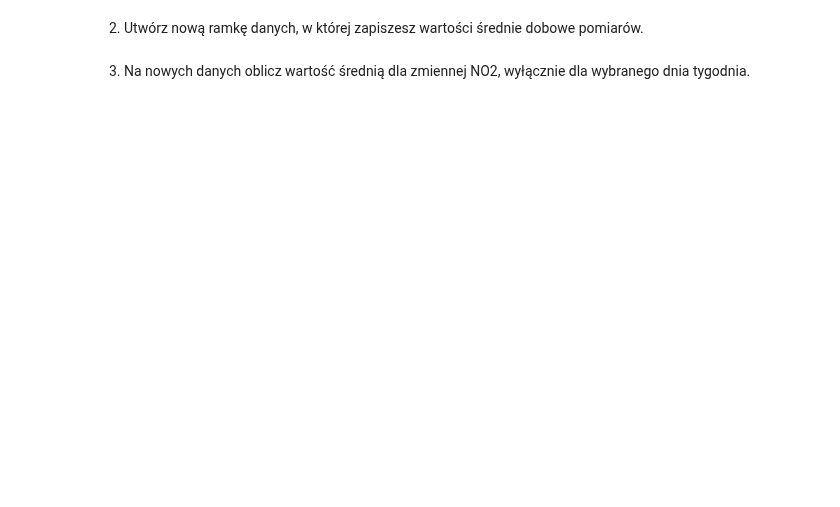
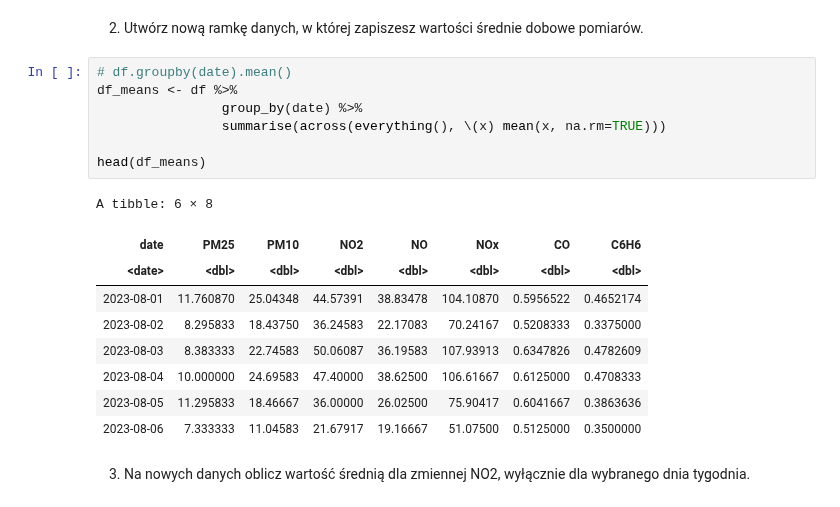
Before and after one commit to stawarzkrzysztof/uczenie_maszynowe_ifs2024, a Jupyter notebook: 02_10_2024/UM2024_wprowadzenie.ipynb, the cells around one changed output. Drawn from its saved outputs; the diff is of its cells as text; blank space fills up the shorter version.

```diff
--- a/02_10_2024/UM2024_wprowadzenie.ipynb
+++ b/02_10_2024/UM2024_wprowadzenie.ipynb
@@ -1215,4 +1261,21 @@ A data.frame: 61 × 8
 # %% [markdown]
 2. Utwórz nową ramkę danych, w której zapiszesz wartości średnie dobowe pomiarów.
+# %%
+# df.groupby(date).mean()
+df_means <- df %>%
+                group_by(date) %>%
+                summarise(across(everything(), \(x) mean(x, na.rm=TRUE)))
+
+head(df_means)
+# %% [output]
+A tibble: 6 × 8
+| date | PM25 | PM10 | NO2 | NO | NOx | CO | C6H6 |
+| <date> | <dbl> | <dbl> | <dbl> | <dbl> | <dbl> | <dbl> | <dbl> |
+| 2023-08-01 | 11.760870 | 25.04348 | 44.57391 | 38.83478 | 104.10870 | 0.5956522 | 0.4652174 |
+| 2023-08-02 | 8.295833 | 18.43750 | 36.24583 | 22.17083 | 70.24167 | 0.5208333 | 0.3375000 |
+| 2023-08-03 | 8.383333 | 22.74583 | 50.06087 | 36.19583 | 107.93913 | 0.6347826 | 0.4782609 |
+| 2023-08-04 | 10.000000 | 24.69583 | 47.40000 | 38.62500 | 106.61667 | 0.6125000 | 0.4708333 |
+| 2023-08-05 | 11.295833 | 18.46667 | 36.00000 | 26.02500 | 75.90417 | 0.6041667 | 0.3863636 |
+| 2023-08-06 | 7.333333 | 11.04583 | 21.67917 | 19.16667 | 51.07500 | 0.5125000 | 0.3500000 |
 # %% [markdown]
 3. Na nowych danych oblicz wartość średnią dla zmiennej NO2, wyłącznie dla wybranego dnia tygodnia.
```
Also changed, not shown: parts of 4 cells of this notebook.
